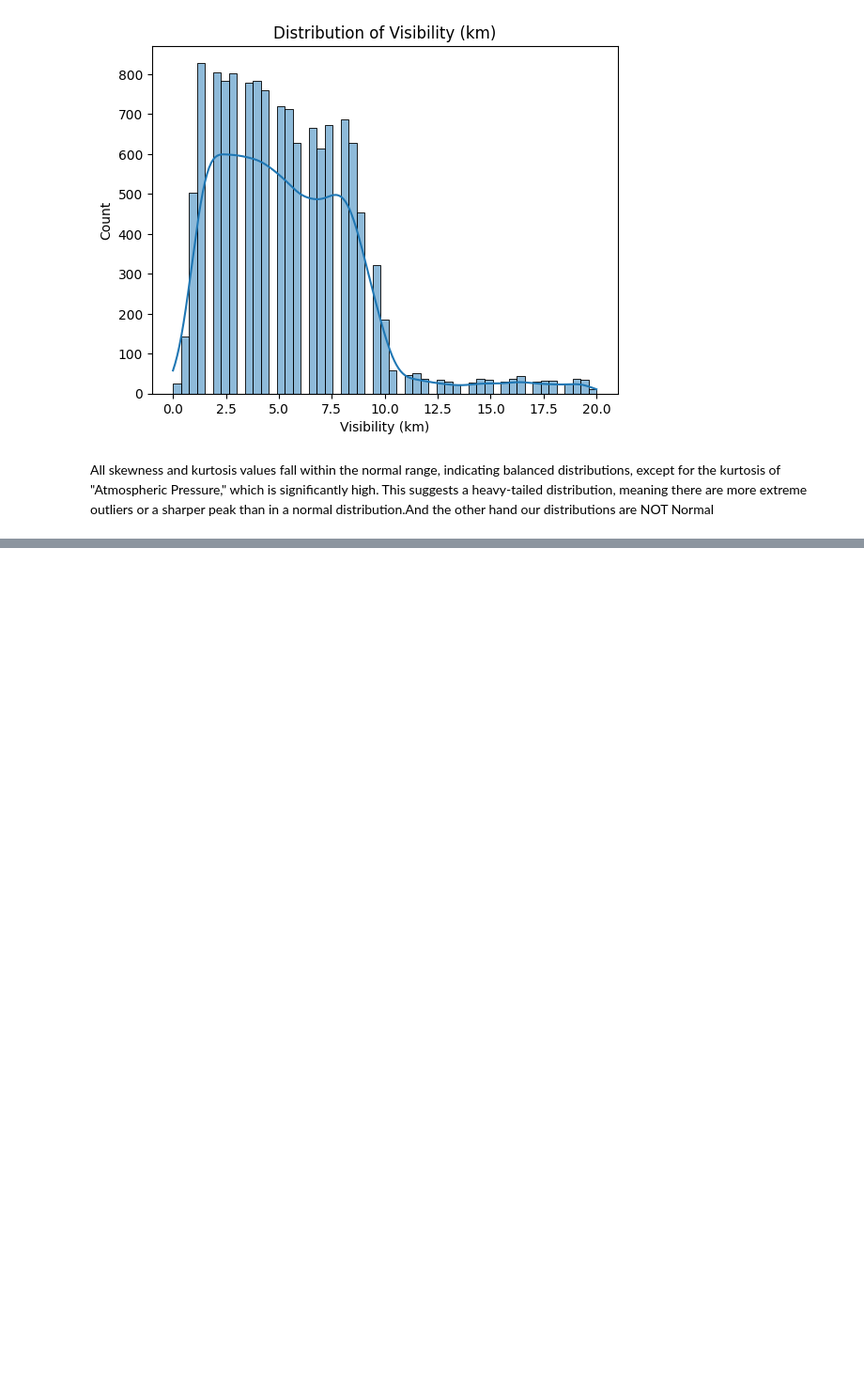
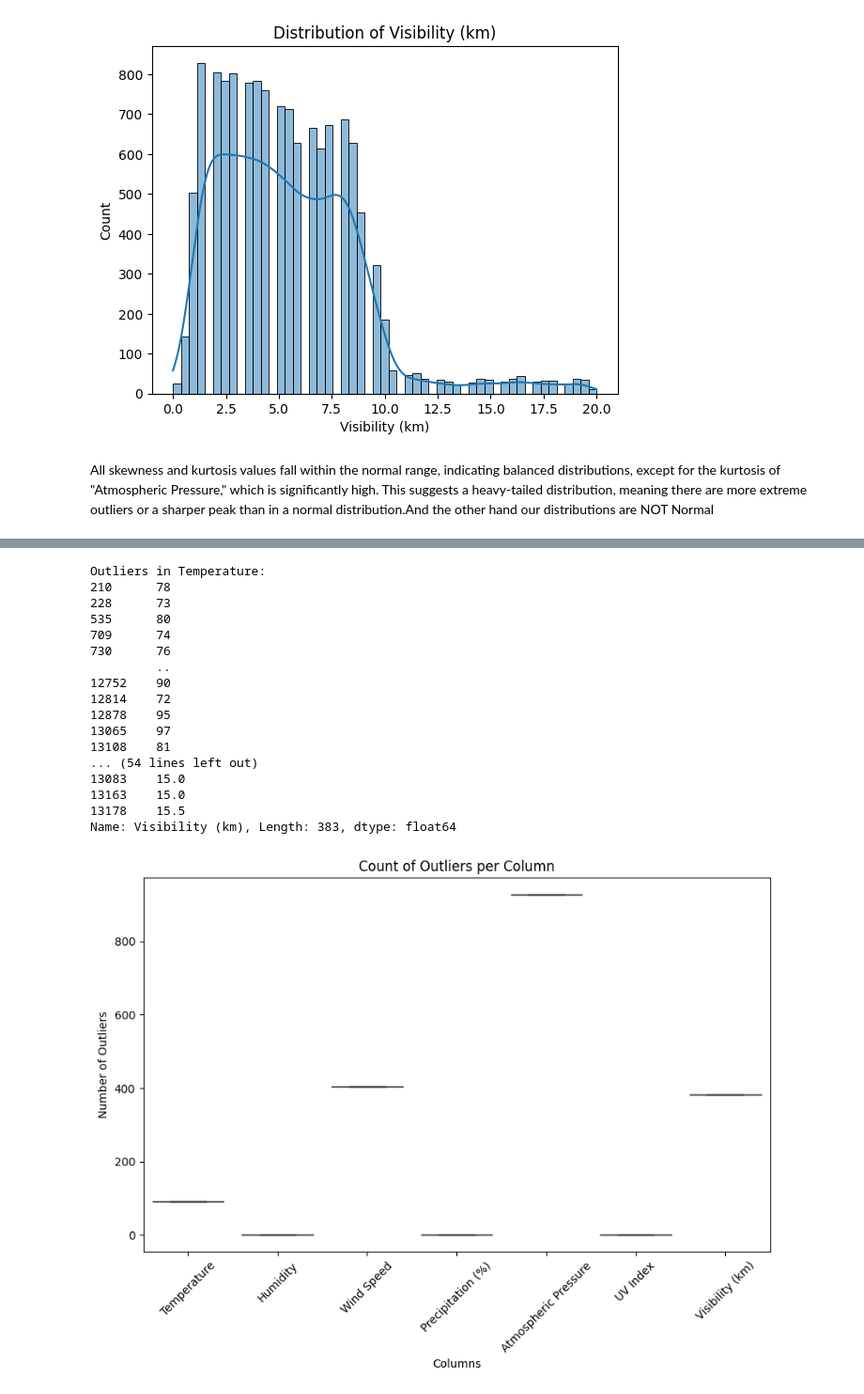
Before and after one commit to Farazmghm/Business-Machine-Learning-and-EDA, a Jupyter notebook: weahter_prediction.ipynb, the cells around one changed output, grey strips where cells are left out. Shown: that part at 94% size. Saved outputs shown, nothing was run; the diff lists cells and outputs as text; code cells hidden in the pictures; blank space fills up the shorter version.

Commit message:
detect and remove outliers

```diff
--- a/weahter_prediction.ipynb
+++ b/weahter_prediction.ipynb
@@ -246,0 +276,14 @@ All skewness and kurtosis values fall within the normal range, indicating balanc
+# %%
+def find_outliers(df):
+   return df.select_dtypes(include='number')
+
+numeric_df = check_Outliers(df)
+for column in numeric_df.columns:
+  column=numeric_df[column]
+  Q1=column.quantile(0.25)
+  Q3=column.quantile(0.75)
+  IQR=Q3-Q1
+  Lower=Q1-1.5*IQR
+  upper=Q3+1.5+IQR
+  outleirs=column[(column<lower)|(column>upper)]
+  print(f"Outliers in {column}:{outleirs}")
@@ -246,0 +308,45 @@ All skewness and kurtosis values fall within the normal range, indicating balanc
+# %%
+outlier_counts = {}
+for column in numeric_df.columns:
+    col_data = numeric_df[column]
+    Q1 = col_data.quantile(0.25)
+    Q3 = col_data.quantile(0.75)
+    IQR = Q3 - Q1
+    Lower = Q1 - 1.5 * IQR
+    Upper = Q3 + 1.5 * IQR
+    outliers = col_data[(col_data < Lower) | (col_data > Upper)]
+
+    # Store the count of outliers
+    outlier_counts[column] = len(outliers)
+
+    print(f"Outliers in {column}:")
+    print(outliers)
+    print("\n")
+
+# Create a count plot of the number of outliers per column
+plt.figure(figsize=(10, 6))
+sns.boxplot(x=list(outlier_counts.keys()), y=list(outlier_counts.values()), palette="viridis")
+plt.xticks(rotation=45)
+plt.title('Count of Outliers per Column')
+plt.xlabel('Columns')
+plt.ylabel('Number of Outliers')
+plt.show()
+# %% [output]
+Outliers in Temperature:
+210      78
+228      73
+535      80
+709      74
+730      76
+         ..
+12752    90
+12814    72
+12878    95
+13065    97
+13108    81
+... (54 lines left out)
+13083    15.0
+13163    15.0
+13178    15.5
+Name: Visibility (km), Length: 383, dtype: float64
+[figure, added]
```
Also changed, not shown: parts of 6 cells of this notebook.
